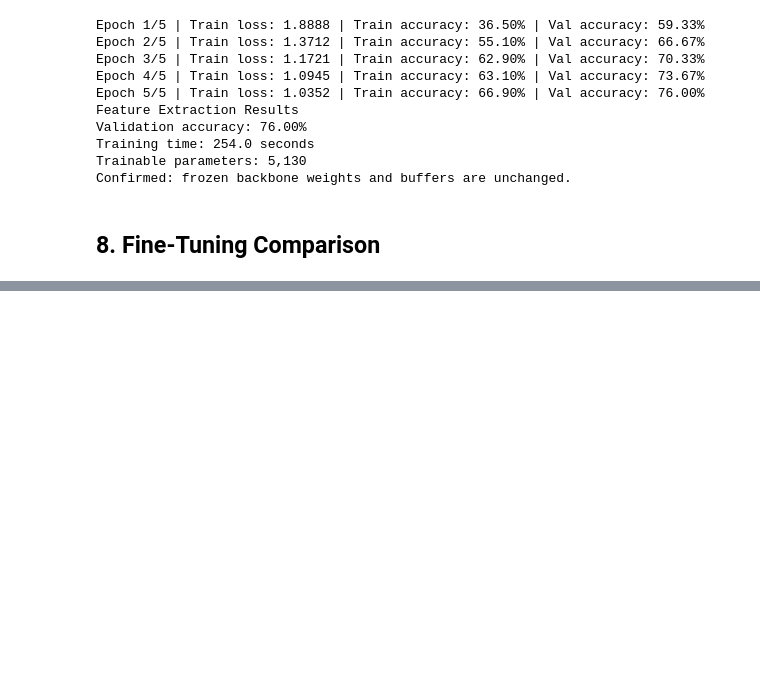
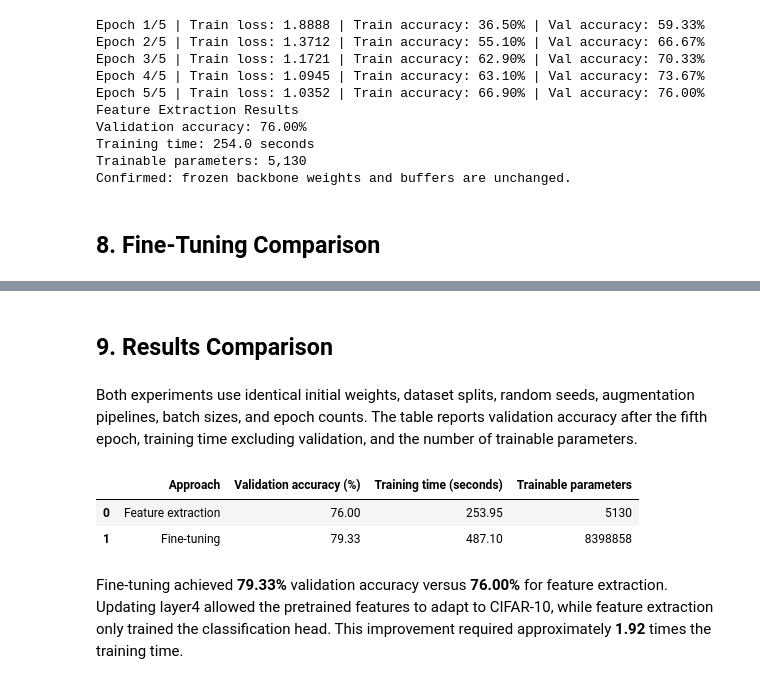
Before and after one commit to dancmartin11/aigc-5500-lab-03-from-frozen-features-to-fine-tuning, a Jupyter notebook: daniel_alejandro_castillo_martin_LAB3.ipynb, the cells around one changed output, grey strips where cells are left out. Drawn from its saved outputs; the diff is of its cells as text; code cells hidden in the pictures; blank space fills up the shorter version.

Commit message:
2026-10-04 Add fine-tuning experiment, results comparison, and reproduction instructions

```diff
--- a/daniel_alejandro_castillo_martin_LAB3.ipynb
+++ b/daniel_alejandro_castillo_martin_LAB3.ipynb
@@ -499,0 +503,17 @@ Now let's start from the same initial model and unfreeze layer4 while keeping th
+# %%
+# Restore the identical starting model
+fine_model = copy.deepcopy(initial_model).to(device)
+
+# Unfreeze only the final residual stage
+for parameter in fine_model.layer4.parameters():
+    parameter.requires_grad = True
+
+# One optimizer with discriminative learning rates
+fine_optimizer = torch.optim.AdamW([
+    {"params": fine_model.fc.parameters(), "lr": 0.001},
+    {"params": fine_model.layer4.parameters(), "lr": 0.0001}
+    ])
+
+print("Head learning rate:", 0.001)
+print("Layer4 learning rate:", 0.0001)
+print("Trainable parameters:", f"{count_trainable(fine_model):,}")
@@ -499,0 +524,9 @@ Now let's start from the same initial model and unfreeze layer4 while keeping th
+# %%
+# Run fine tuning
+fine_results = train_experiment(fine_model, fine_optimizer, fine_tuning = True)
+
+# Print fine tuning results
+print('Fine-Tuning Results')
+print('Validation accuracy:', f'{fine_results["val_accuracy"]:.2%}')
+print('Training time:', f'{fine_results["training_seconds"]:.1f} seconds')
+print('Trainable parameters:',f'{fine_results["trainable_parameters"]:,}')
@@ -499,0 +543,27 @@ Now let's start from the same initial model and unfreeze layer4 while keeping th
+# %% [markdown]
+## 9. Results Comparison
+# %% [markdown]
+Both experiments use identical initial weights, dataset splits, random seeds, augmentation pipelines, batch sizes, and epoch counts. The table reports validation accuracy after the fifth epoch, training time excluding validation, and the number of trainable parameters.
+# %%
+# Create comparison table with Pandas DataFrame
+comparison = pd.DataFrame([
+    {'Approach': 'Feature extraction',
+    'Validation accuracy (%)': feature_results['val_accuracy'] * 100,
+    'Training time (seconds)': feature_results['training_seconds'],
+    'Trainable parameters': feature_results['trainable_parameters']
+    },
+    {'Approach': 'Fine-tuning',
+    'Validation accuracy (%)': fine_results['val_accuracy'] * 100,
+    'Training time (seconds)': fine_results['training_seconds'],
+    'Trainable parameters': fine_results['trainable_parameters']
+    }
+])
+
+# Display result
+comparison.round(2)
+# %% [output]
+|  | Approach | Validation accuracy (%) | Training time (seconds) | Trainable parameters |
+| 0 | Feature extraction | 76.00 | 253.95 | 5130 |
+| 1 | Fine-tuning | 79.33 | 487.10 | 8398858 |
+# %% [markdown]
+Fine-tuning achieved **79.33%** validation accuracy versus **76.00%** for feature extraction. Updating layer4 allowed the pretrained features to adapt to CIFAR-10, while feature extraction only trained the classification head. This improvement required approximately **1.92** times the training time.
```
Also changed, not shown: parts of 6 cells of this notebook, 1 other file.
